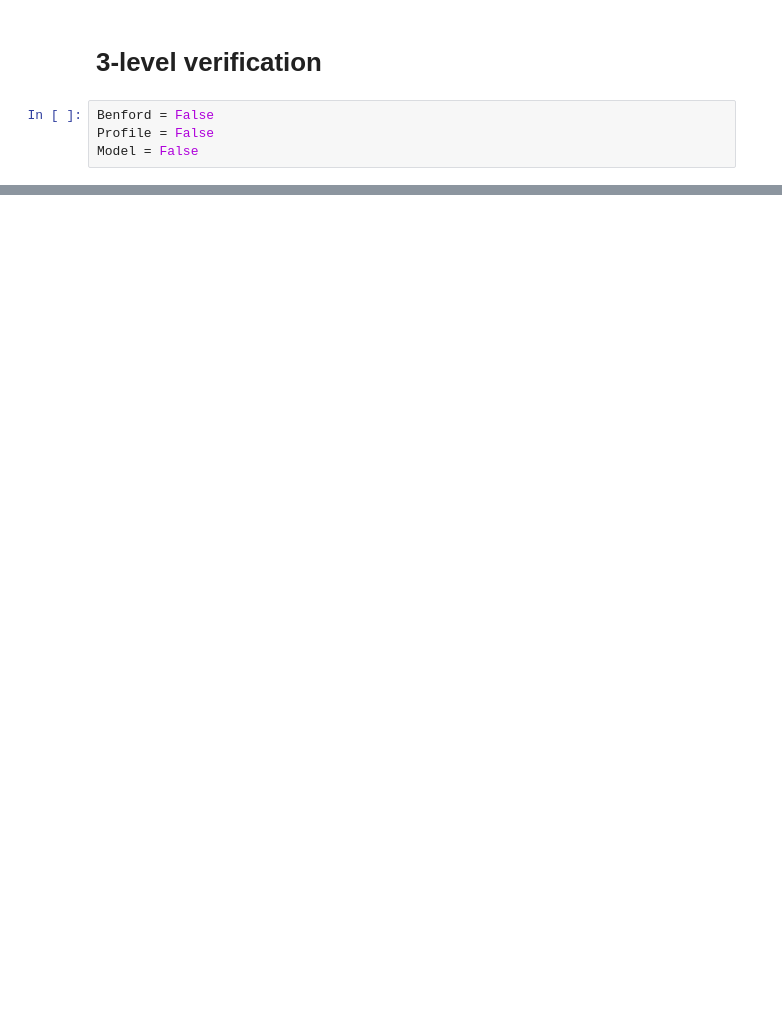
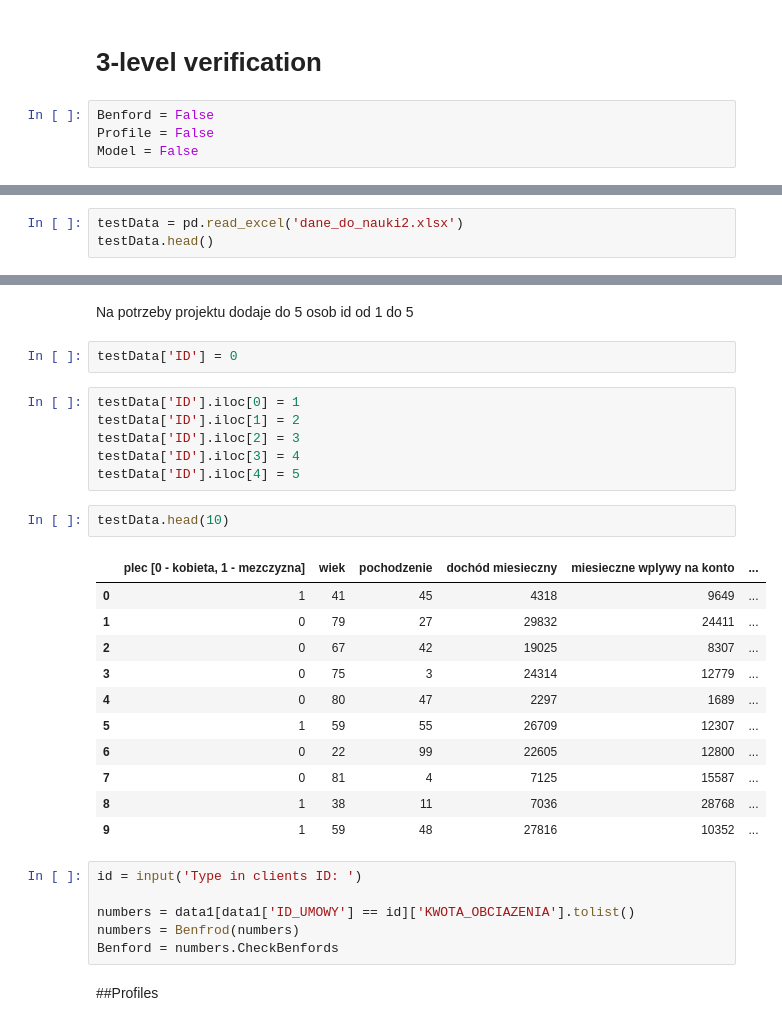
Before and after one commit to AdrianSKazi/Fraud-Detector, a Jupyter notebook: Fraud_Detector_(rave_codeplay).ipynb, the cells around one changed output, grey strips where cells are left out. Cells and saved outputs as stored; diff of their text form; blank space fills up the shorter version.

```diff
--- a/Fraud_Detector_(rave_codeplay).ipynb
+++ b/Fraud_Detector_(rave_codeplay).ipynb
@@ -229,0 +399,3 @@ Model = False
+# %%
+testData = pd.read_excel('dane_do_nauki2.xlsx')
+testData.head()
@@ -229,0 +409,32 @@ Model = False
+# %% [markdown]
+Na potrzeby projektu dodaje do 5 osob id od 1 do 5
+# %%
+testData['ID'] = 0
+# %%
+testData['ID'].iloc[0] = 1
+testData['ID'].iloc[1] = 2
+testData['ID'].iloc[2] = 3
+testData['ID'].iloc[3] = 4
+testData['ID'].iloc[4] = 5
+# %%
+testData.head(10)
+# %% [output]
+|  | plec [0 - kobieta, 1 - mezczyzna] | wiek | pochodzenie | dochód miesieczny | miesieczne wplywy na konto | ... |
+| 0 | 1 | 41 | 45 | 4318 | 9649 | ... |
+| 1 | 0 | 79 | 27 | 29832 | 24411 | ... |
+| 2 | 0 | 67 | 42 | 19025 | 8307 | ... |
+| 3 | 0 | 75 | 3 | 24314 | 12779 | ... |
+| 4 | 0 | 80 | 47 | 2297 | 1689 | ... |
+| 5 | 1 | 59 | 55 | 26709 | 12307 | ... |
+| 6 | 0 | 22 | 99 | 22605 | 12800 | ... |
+| 7 | 0 | 81 | 4 | 7125 | 15587 | ... |
+| 8 | 1 | 38 | 11 | 7036 | 28768 | ... |
+| 9 | 1 | 59 | 48 | 27816 | 10352 | ... |
+# %%
+id = input('Type in clients ID: ')
+
+numbers = data1[data1['ID_UMOWY'] == id]['KWOTA_OBCIAZENIA'].tolist()
+numbers = Benfrod(numbers)
+Benford = numbers.CheckBenfords
+# %% [markdown]
+##Profiles
```
Also changed, not shown: parts of 51 cells of this notebook.
